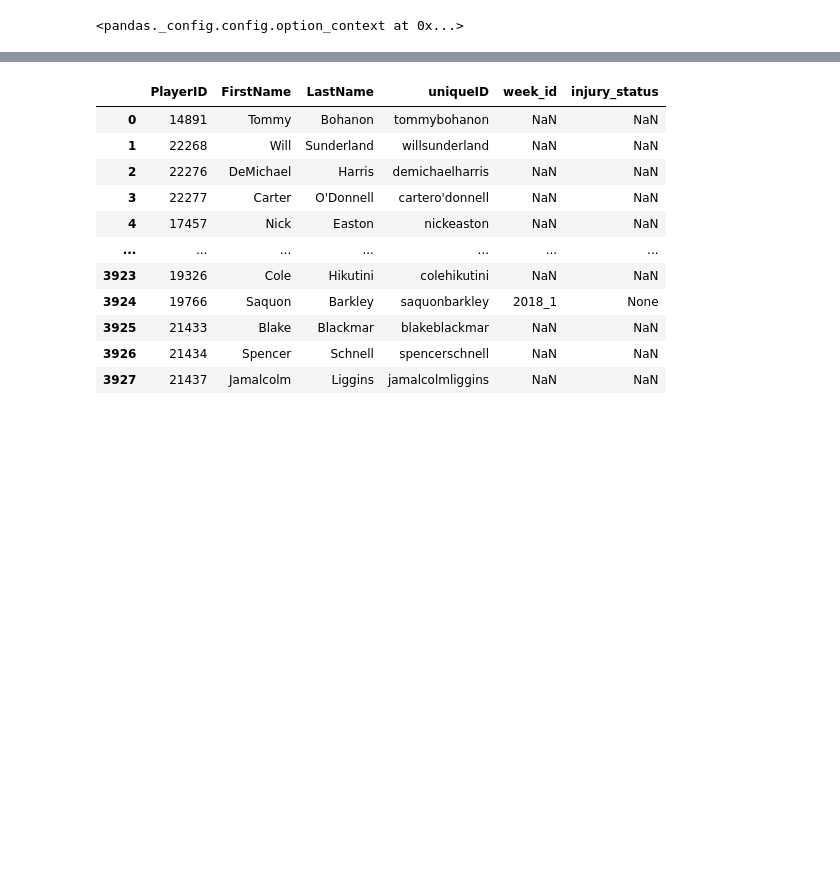
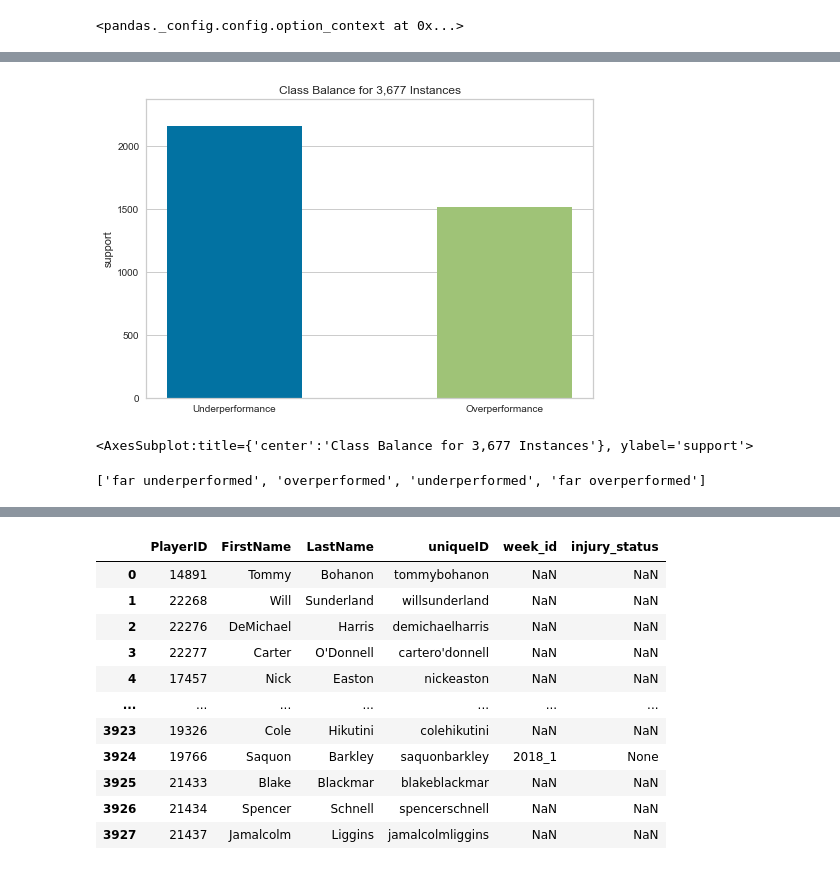
Before and after one commit to oconnorac/Cloudy-with-a-Chance-of-Football, a Jupyter notebook: notebooks/machine_learning/MachineLearning.ipynb, the cells around one changed output, grey strips where cells are left out. Saved outputs shown, nothing was run; the diff lists cells and outputs as text; code cells hidden in the pictures; blank space fills up the shorter version.

```diff
--- a/notebooks/machine_learning/MachineLearning.ipynb
+++ b/notebooks/machine_learning/MachineLearning.ipynb
@@ -57,0 +114,2 @@ df1 = pd.read_sql_query(
+# %%
+df['performance'] = df['performance_category'].apply(lambda x: 1 if x in ['overperformed','far overperformed'] else 0)
@@ -57,0 +132,17 @@ df1 = pd.read_sql_query(
+# %%
+#from yellowbrick.datasets import load_game
+from yellowbrick.target import ClassBalance
+
+# Instantiate the visualizer
+visualizer = ClassBalance(labels=["Underperformance", "Overperformance"])
+
+visualizer.fit(df['performance'])        # Fit the data to the visualizer
+visualizer.show()        # Finalize and render the figure
+# %% [output]
+[figure, added]
+<AxesSubplot:title={'center':'Class Balance for 3,677 Instances'}, ylabel='support'>
+# %%
+labels = list(df['performance_category'].unique())
+labels
+# %% [output]
+['far underperformed', 'overperformed', 'underperformed', 'far overperformed']
```
Also changed, not shown: parts of 16 cells of this notebook, 1 other file.
